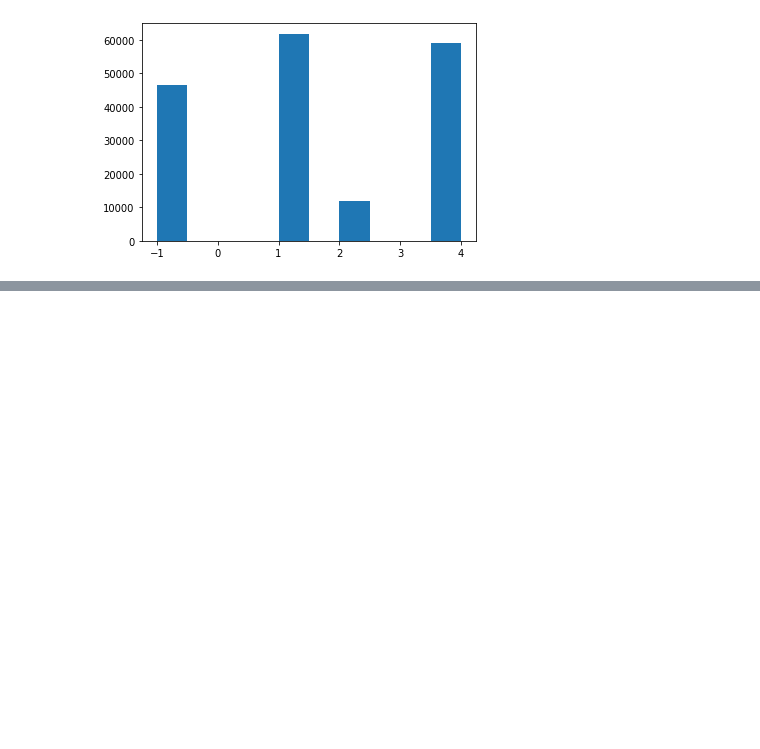
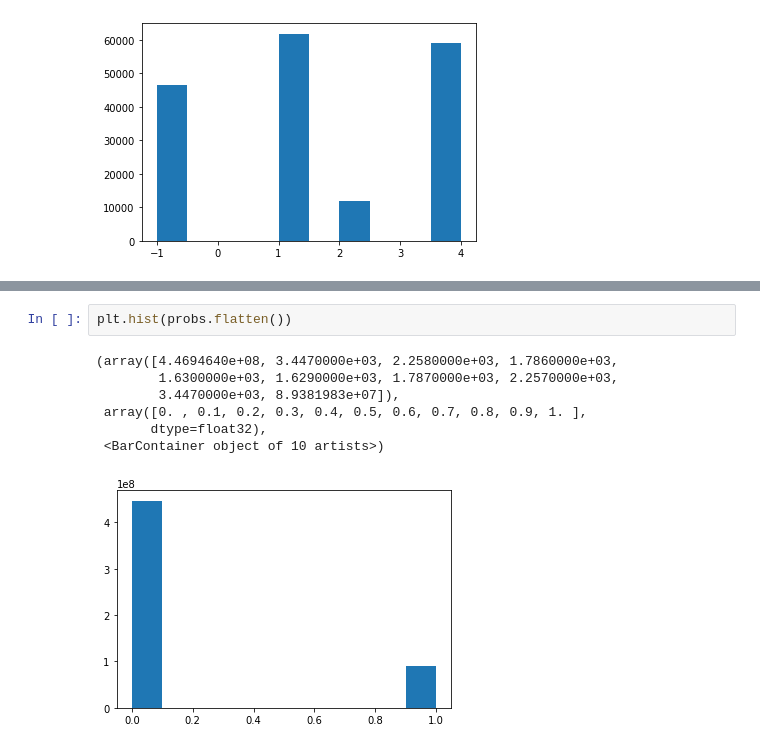
Before and after one commit to snme/fasterrib, a Jupyter notebook: data_exploration/inference_results.ipynb, the cells around one changed output, grey strips where cells are left out. Saved outputs shown, nothing was run; the diff lists cells and outputs as text; blank space fills up the shorter version.

```diff
--- a/data_exploration/inference_results.ipynb
+++ b/data_exploration/inference_results.ipynb
@@ -70,2 +71,12 @@ plt.hist(prediction.flatten())
+# %%
+plt.hist(probs.flatten())
+# %% [output]
+(array([4.4694640e+08, 3.4470000e+03, 2.2580000e+03, 1.7860000e+03,
+        1.6300000e+03, 1.6290000e+03, 1.7870000e+03, 2.2570000e+03,
+        3.4470000e+03, 8.9381983e+07]),
+ array([0. , 0.1, 0.2, 0.3, 0.4, 0.5, 0.6, 0.7, 0.8, 0.9, 1. ],
+       dtype=float32),
+ <BarContainer object of 10 artists>)
+[figure, added]
 # %%
 plt.figure(figsize = (6,6), dpi=100)
```
Also changed, not shown: parts of 9 cells of this notebook, 5 other files.
